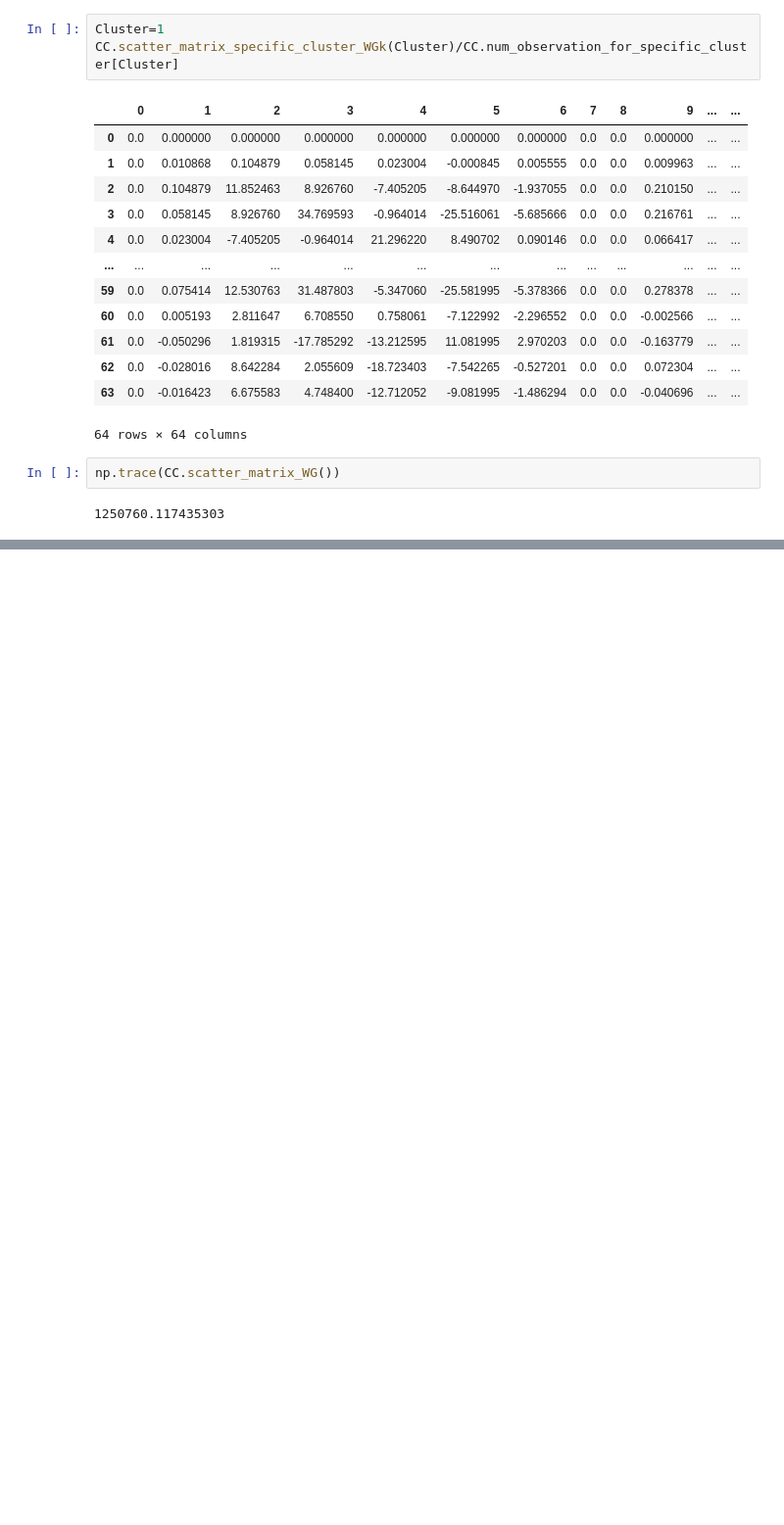
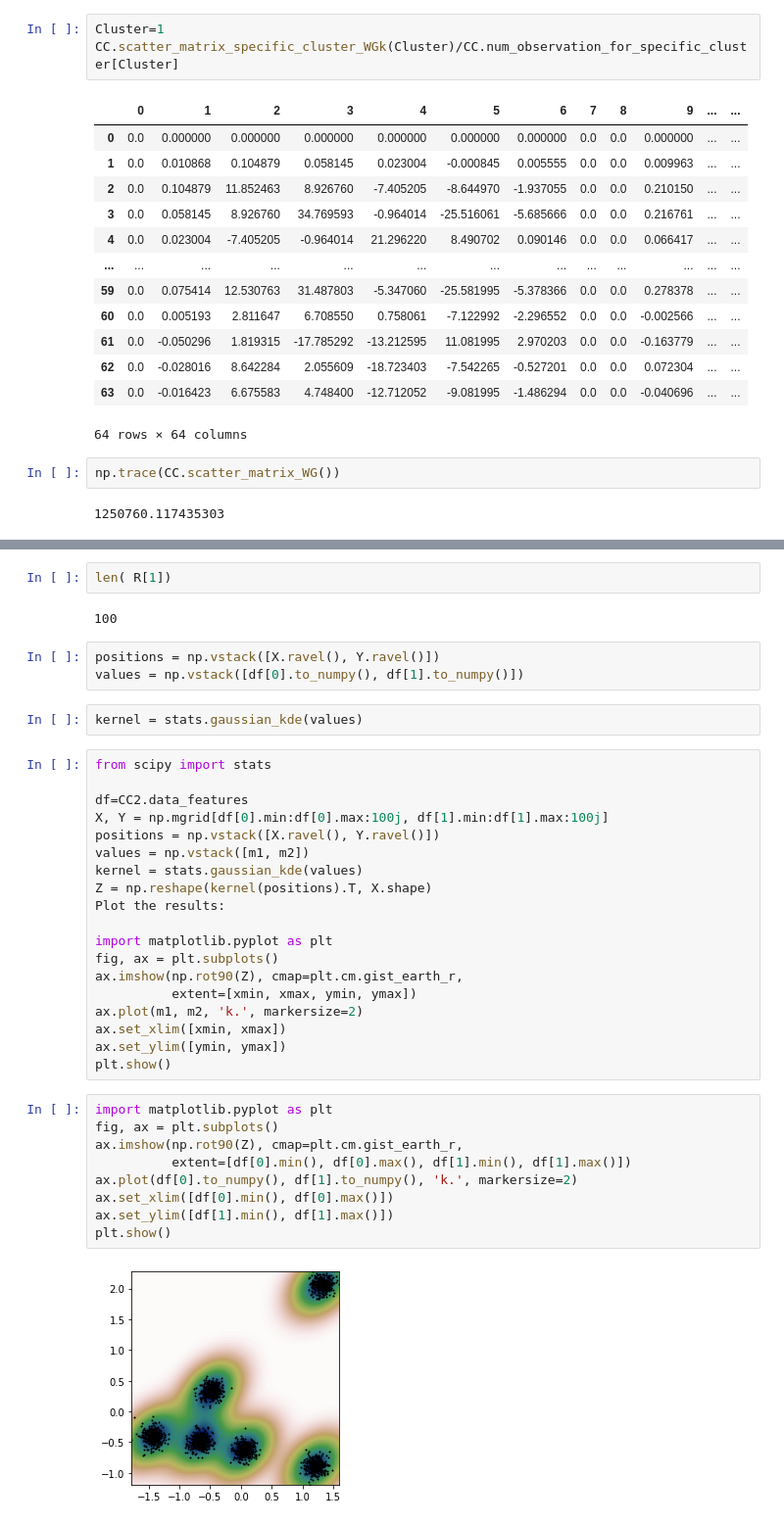
Before and after one commit to Simon-Bertrand/Clusters-Features, a Jupyter notebook: README.ipynb, the cells around one changed output, grey strips where cells are left out. Shown: that part at 98% size. Saved outputs shown, nothing was run; the diff lists cells and outputs as text; blank space fills up the shorter version.

```diff
--- a/README.ipynb
+++ b/README.ipynb
@@ -117,0 +285,39 @@ CC.score_index_info("max")
+# %%
+len( R[1])
+# %% [output]
+100
+# %%
+positions = np.vstack([X.ravel(), Y.ravel()])
+values = np.vstack([df[0].to_numpy(), df[1].to_numpy()])
+# %%
+kernel = stats.gaussian_kde(values)
+# %%
+from scipy import stats
+
+df=CC2.data_features
+X, Y = np.mgrid[df[0].min:df[0].max:100j, df[1].min:df[1].max:100j]
+positions = np.vstack([X.ravel(), Y.ravel()])
+values = np.vstack([m1, m2])
+kernel = stats.gaussian_kde(values)
+Z = np.reshape(kernel(positions).T, X.shape)
+Plot the results:
+
+import matplotlib.pyplot as plt
+fig, ax = plt.subplots()
+ax.imshow(np.rot90(Z), cmap=plt.cm.gist_earth_r,
+          extent=[xmin, xmax, ymin, ymax])
+ax.plot(m1, m2, 'k.', markersize=2)
+ax.set_xlim([xmin, xmax])
+ax.set_ylim([ymin, ymax])
+plt.show()
+# %%
+import matplotlib.pyplot as plt
+fig, ax = plt.subplots()
+ax.imshow(np.rot90(Z), cmap=plt.cm.gist_earth_r,
+          extent=[df[0].min(), df[0].max(), df[1].min(), df[1].max()])
+ax.plot(df[0].to_numpy(), df[1].to_numpy(), 'k.', markersize=2)
+ax.set_xlim([df[0].min(), df[0].max()])
+ax.set_ylim([df[1].min(), df[1].max()])
+plt.show()
+# %% [output]
+[figure, added]
```
Also changed, not shown: parts of 27 cells of this notebook, 1 other file.
